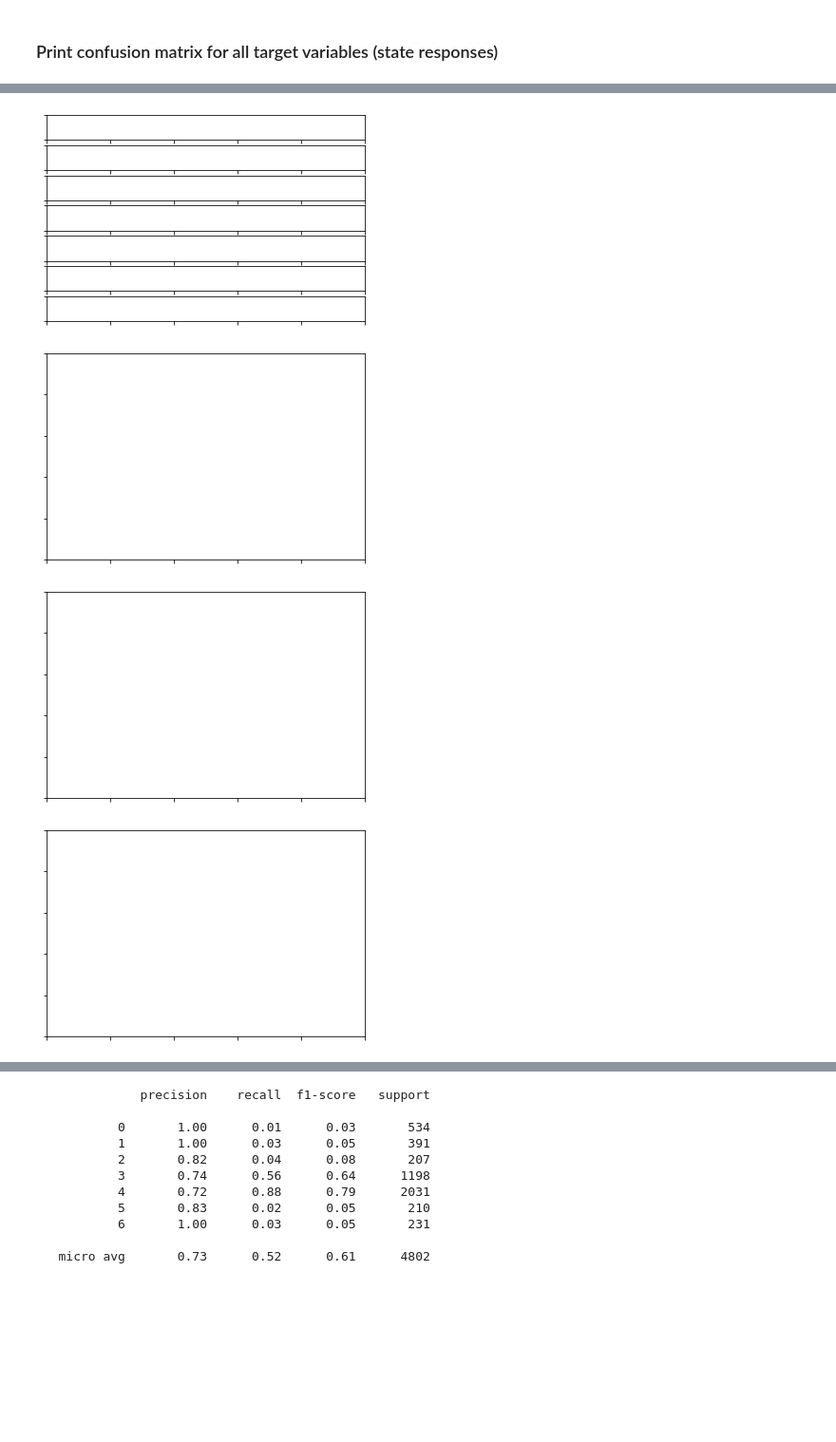
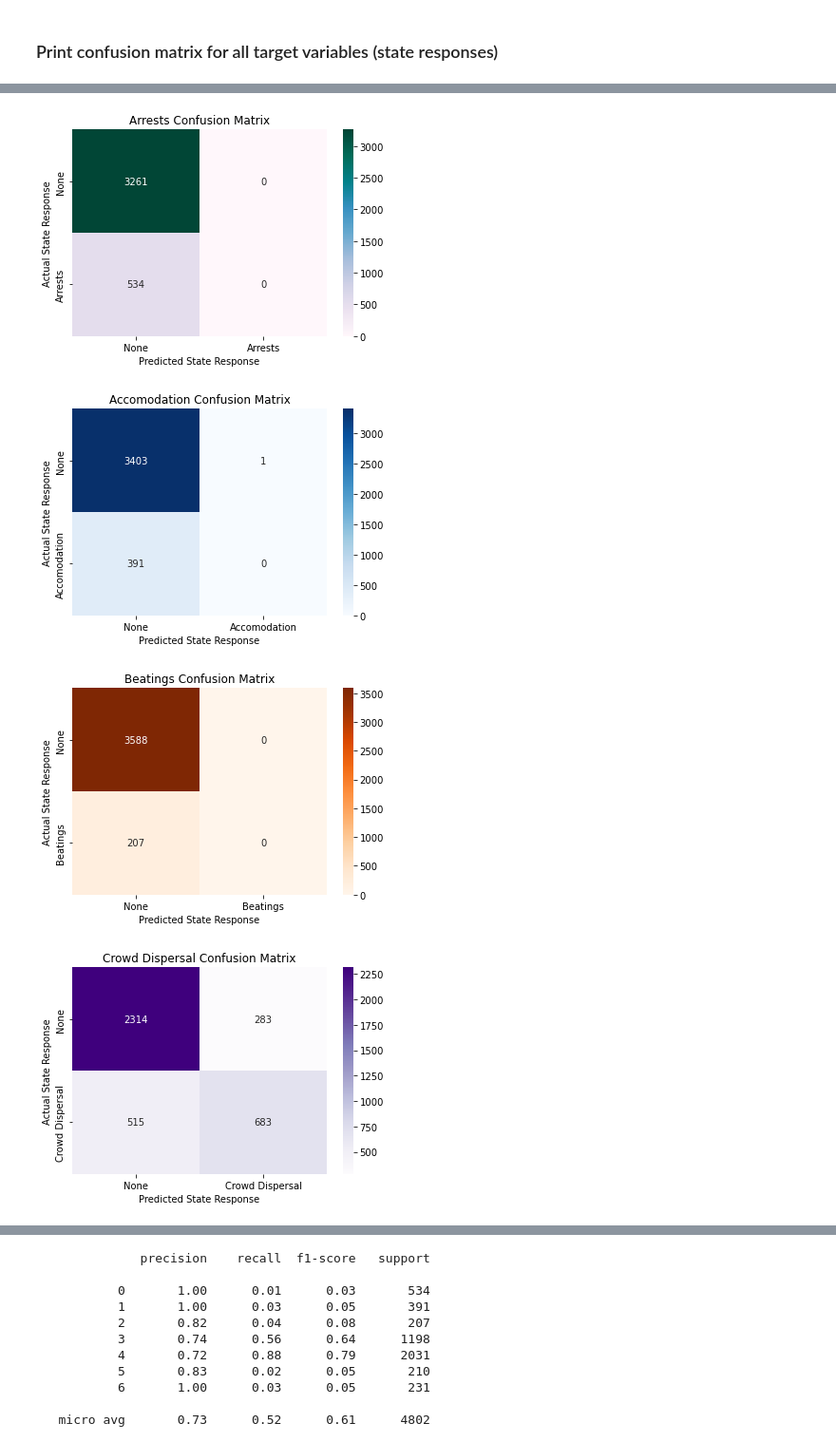
Before and after one commit to EmFib/Mass-Protests, a Jupyter notebook: users/multi_label_modeling_heather.ipynb, the cells around one changed output, grey strips where cells are left out. Shown: that part at 95% size. Saved outputs shown, nothing was run; the diff lists cells and outputs as text; code cells hidden in the pictures; blank space fills up the shorter version.

Commit message:
uploading data for charts, notebook with conf matrix for loop

```diff
--- a/users/multi_label_modeling_heather.ipynb
+++ b/users/multi_label_modeling_heather.ipynb
@@ -218,0 +218,2 @@ pickle.dump(tuned_log_model, open(tuned_log_model_file, 'wb'))
+# %%
+log_model_loaded.fit(X_train, y_train)
@@ -219,3 +234,5 @@ pickle.dump(tuned_log_model, open(tuned_log_model_file, 'wb'))
+# %%
+y_preds = log_model_loaded.predict(X_test)
 # %%
 # Baseline:  Don't think so
 #mass['target'].value_counts(normalize=True)
@@ -261,9 +277,0 @@ array([[3564,    0],
-# %%
-x = np.linspace(0, 2 * np.pi, 400)
-y = np.sin(x ** 2)
-fig, axs = plt.subplots(4,1)
-fig.suptitle('Vertically stacked subplots')
-axs[0].plot(x, y)
-axs[1].plot(x, -y)
-axs[2].plot(-x, -y)
-axs[3].plot(x, y);
@@ -271,0 +278,3 @@ axs[3].plot(x, y);
+# %%
+cm_array = multilabel_confusion_matrix(y_test, y_preds)
+cm_array
@@ -272,28 +302,19 @@ axs[3].plot(x, y);
 # %%
-responses =[('Arrests', 0, 'Greens', ax1), ('Accomodation', 1, 'Blues', ax2), ('Beatings',2, 'Oranges', ax3),
-       ('Crowd Dispersal', 3, 'Purples', ax4), ('Ignore', 4, 'PuBuGn', ax5), ('Killings', 5, 'Reds', ax6), ('Shootings', 6, 'PuRd', ax7)]
+responses =[('Arrests', 0, 'PuBuGn'), ('Accomodation', 1, 'Blues'), ('Beatings',2, 'Oranges'),
+       ('Crowd Dispersal', 3, 'Purples'), ('Ignore', 4, 'Greens'), ('Killings', 5, 'Reds'), ('Shootings', 6, 'PuRd')]
 
-fig, axes = plt.subplots(7,1, figsize=(6,4))
-plt.subplots_adjust(wspace=0.5)
-
-for response, resp_num, cmap, axnum in responses:
+for response, resp_num, cmap in responses:
+    fig,ax1 = plt.subplots(1,1, figsize=(6,4))
+    plt.subplots_adjust(wspace=0.8)
     sns.heatmap(cm_array[resp_num].astype(int), annot=True, ax = ax1, cmap=cmap, fmt='d'); #annot=True to annotate cells
+    plt.title(f'{response} Confusion Matrix')
     plt.xlabel('Predicted State Response')
-    axes[resp_num].set_ylabel('Actual State Response')
-    axes[resp_num].xaxis.set_ticklabels(['None', response])
-    axes[resp_num].yaxis.set_ticklabels(['None', response], va='center')
+    ax1.set_ylabel('Actual State Response')
+    ax1.xaxis.set_ticklabels(['None', response])
+    ax1.yaxis.set_ticklabels(['None', response], va='center')
     plt.show();
-
-# sns.heatmap(cm_array[1].astype(int), annot=True, ax = ax2, cmap='Greens', fmt='d'); #annot=True to annotate cells
-
-# # labels, title and ticks
-# ax2.set_xlabel('Predicted State Response');
-# ax2.set_ylabel('Actual State Response');
-# ax2.set_title('Confusion Matrix');
-# ax2.xaxis.set_ticklabels(['No Accomodation', 'Accomodation']);
-# ax2.yaxis.set_ticklabels(['No Accomodation', 'Accomodation'], va='center');
 # %% [output]
-[figure, old version]
+[figure, new version]
-[figure, old version]
+[figure, new version]
-[figure, old version]
+[figure, new version]
-[figure, old version]
+[figure, new version]
```
Also changed, not shown: parts of 20 cells of this notebook, 3 other files.
